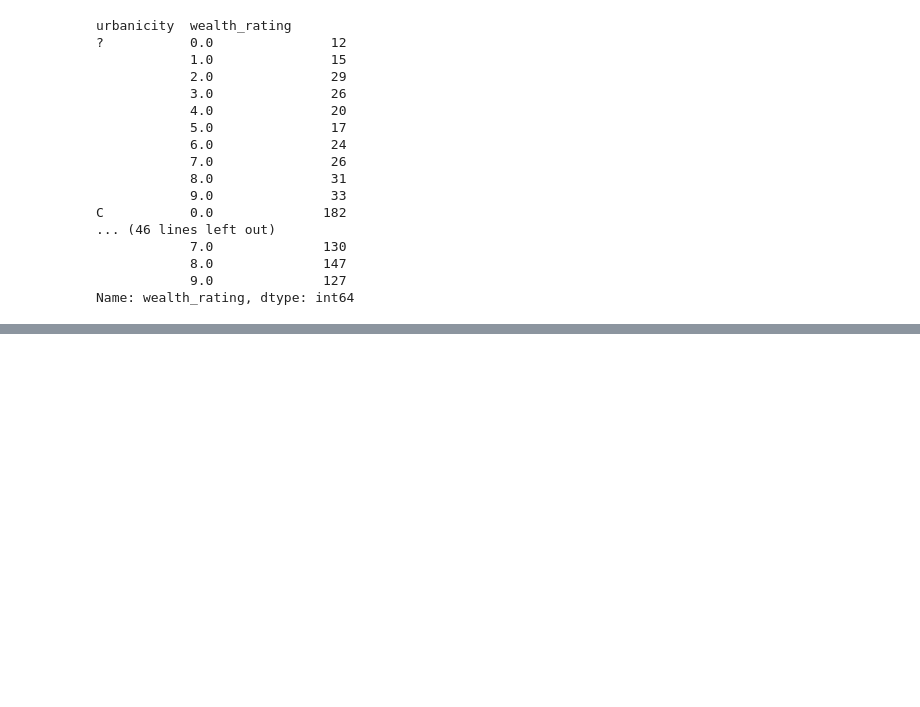
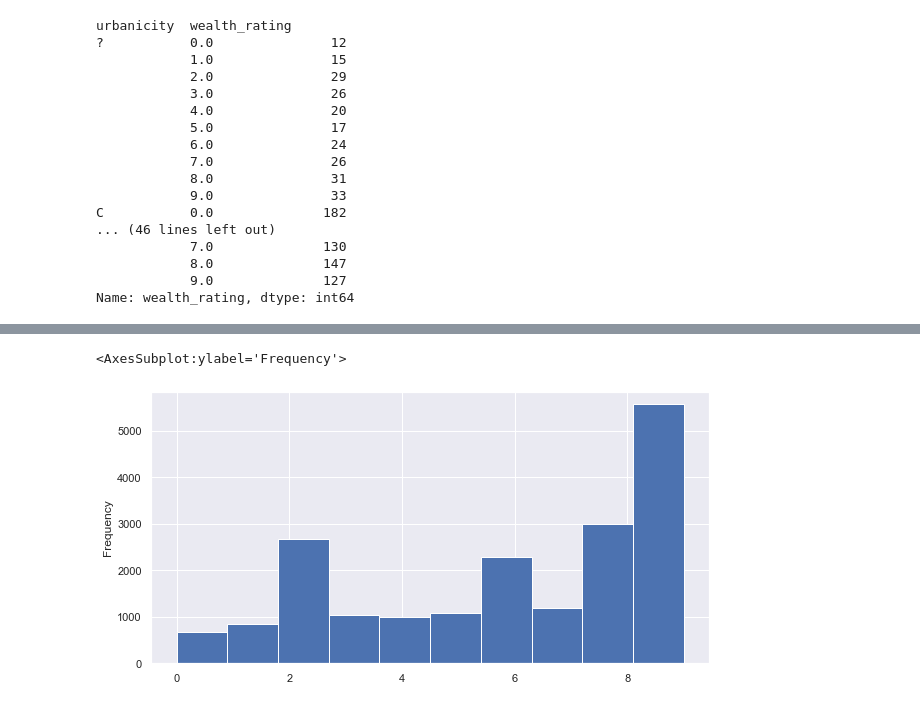
Before and after one commit to jindukwentua/Applying-Machine-Learning-to-Charity-donations, a Jupyter notebook: notebook/analysis.ipynb, the cells around one changed output, grey strips where cells are left out. Drawn from its saved outputs; the diff is of its cells as text; code cells hidden in the pictures; blank space fills up the shorter version.

```diff
--- a/notebook/analysis.ipynb
+++ b/notebook/analysis.ipynb
@@ -616,3 +621,18 @@ C           0.0              182
             8.0              147
             9.0              127
 Name: wealth_rating, dtype: int64
+# %%
+for i in df.index:
+    if pd.isnull(df.loc[i,'wealth_rating']):
+        if df.loc[i, 'urbanicity'] == '?':
+            df.loc[i,'wealth_rating'] = 9
+        elif df.loc[i, 'urbanicity'] == 'C':
+            df.loc[i,'wealth_rating'] = 9
+        elif df.loc[i, 'urbanicity'] == 'R':
+            df.loc[i,'wealth_rating'] = 2
+        elif df.loc[i, 'urbanicity'] == 'S':
+            df.loc[i,'wealth_rating'] = 9
+        elif df.loc[i, 'urbanicity'] == 'T':
+            df.loc[i,'wealth_rating'] = 8
+        elif df.loc[i, 'urbanicity'] == 'U':
+            df.loc[i,'wealth_rating'] = 6
@@ -619,2 +659,5 @@ Name: wealth_rating, dtype: int64
 # %%
-df['donor_age'].plot.hist(figsize=(10,5))
+df['wealth_rating'].plot.hist(figsize=(10,5))
+# %% [output]
+<AxesSubplot:ylabel='Frequency'>
+[figure, added]
```
Also changed, not shown: parts of 37 cells of this notebook.
